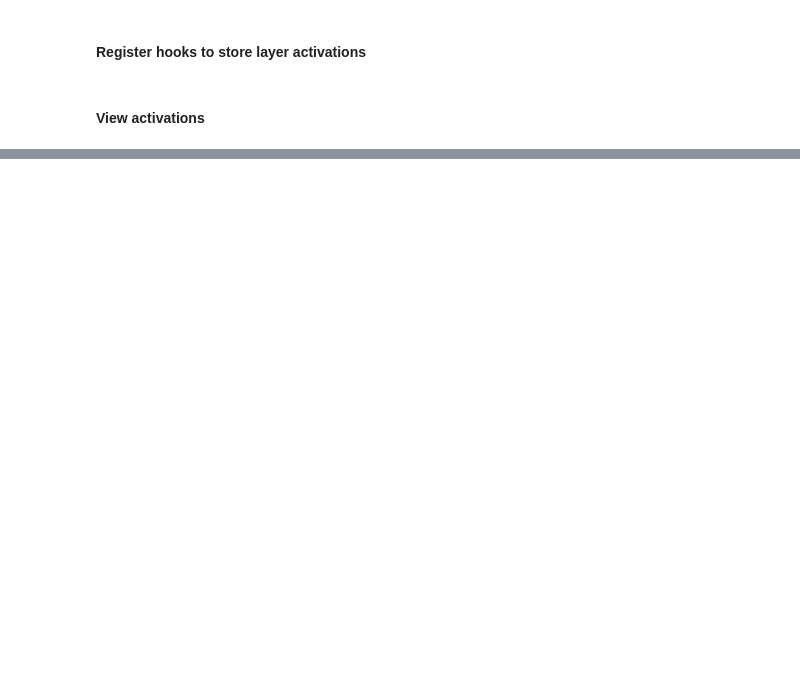
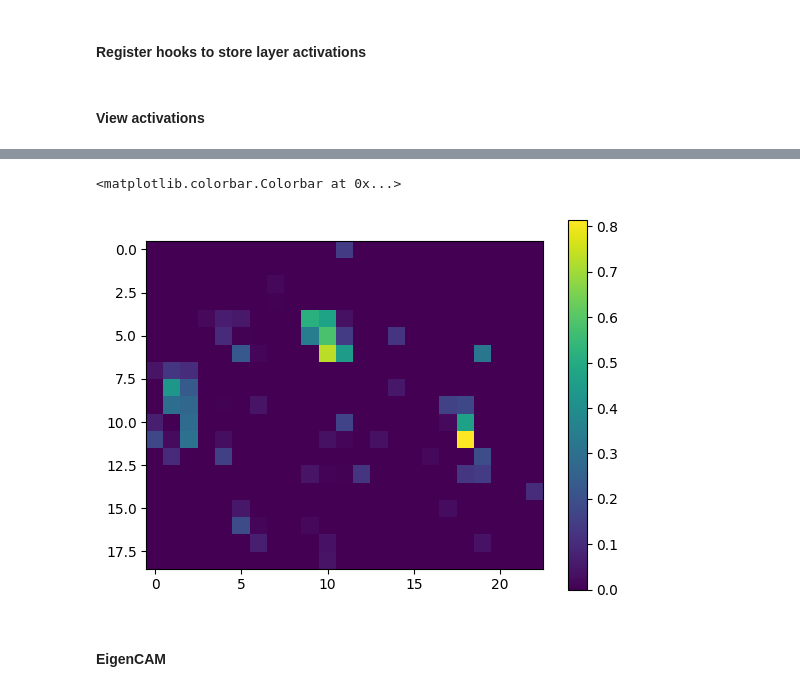
Before and after one commit to abhatfnal/adni-mri-classification, a Jupyter notebook: analysis.ipynb, the cells around one changed output, grey strips where cells are left out. Cells and saved outputs as stored; diff of their text form; code cells hidden in the pictures; blank space fills up the shorter version.

```diff
--- a/analysis.ipynb
+++ b/analysis.ipynb
@@ -143,0 +74,8 @@ inspect.getfile(model.__class__)
+# %%
+plt.imshow(torch.functional.F.relu(activations['mbn4'][0,7,:,:,10]))
+plt.colorbar()
+# %% [output]
+<matplotlib.colorbar.Colorbar at 0x...>
+[figure, added]
+# %% [markdown]
+#### EigenCAM
```
Also changed, not shown: parts of 21 cells of this notebook, 9 other files.
